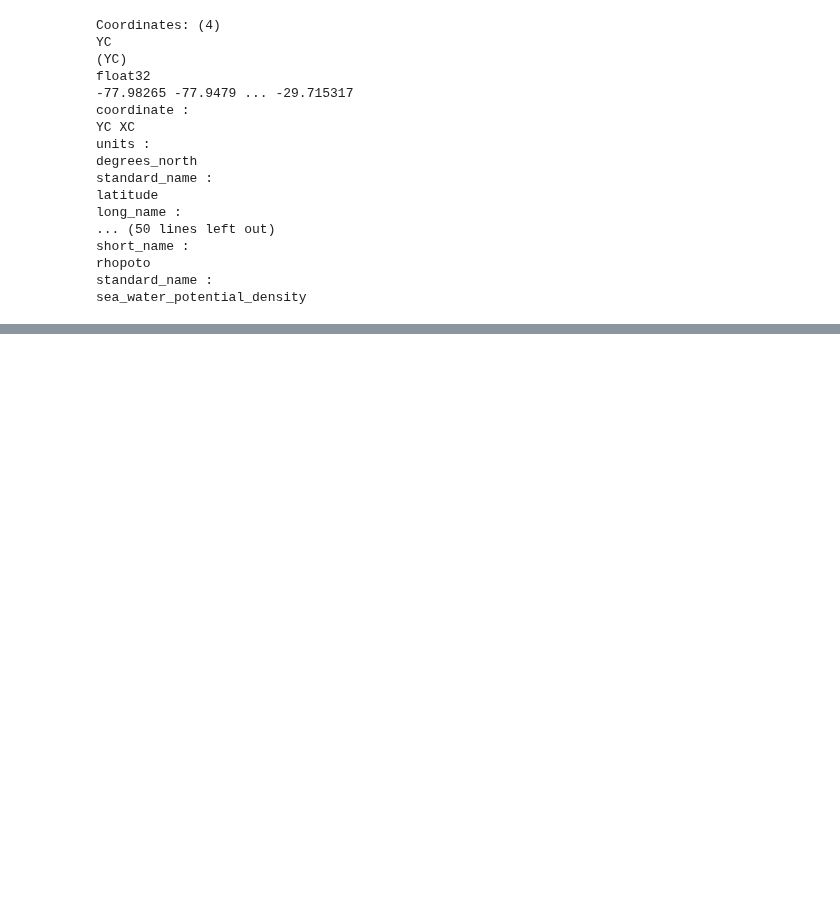
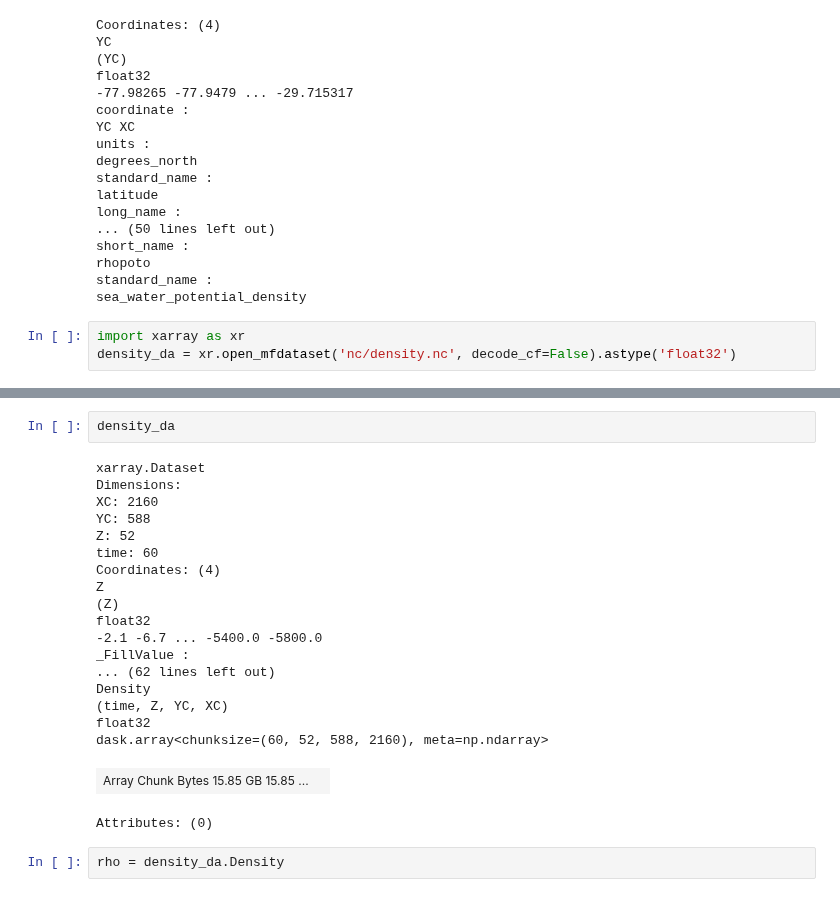
Before and after one commit to sdat2/pyxpcm, a Jupyter notebook: density_transformation.ipynb, the cells around one changed output, grey strips where cells are left out. Cells and saved outputs as stored; diff of their text form; blank space fills up the shorter version.

Commit message:
chunking seems to work

```diff
--- a/density_transformation.ipynb
+++ b/density_transformation.ipynb
@@ -723,3 +691,6 @@ short_name :
 rhopoto
 standard_name :
 sea_water_potential_density
+# %%
+import xarray as xr
+density_da = xr.open_mfdataset('nc/density.nc', decode_cf=False).astype('float32')
@@ -725,0 +711,24 @@ sea_water_potential_density
+# %%
+density_da
+# %% [output]
+xarray.Dataset
+Dimensions:
+XC: 2160
+YC: 588
+Z: 52
+time: 60
+Coordinates: (4)
+Z
+(Z)
+float32
+-2.1 -6.7 ... -5400.0 -5800.0
+_FillValue :
+... (62 lines left out)
+Density
+(time, Z, YC, XC)
+float32
+dask.array<chunksize=(60, 52, 588, 2160), meta=np.ndarray>
+| Array Chunk Bytes 15.85 GB 15.85 ... |  |
+Attributes: (0)
+# %%
+rho = density_da.Density
```
Also changed, not shown: parts of 13 cells of this notebook, 1 other file.
